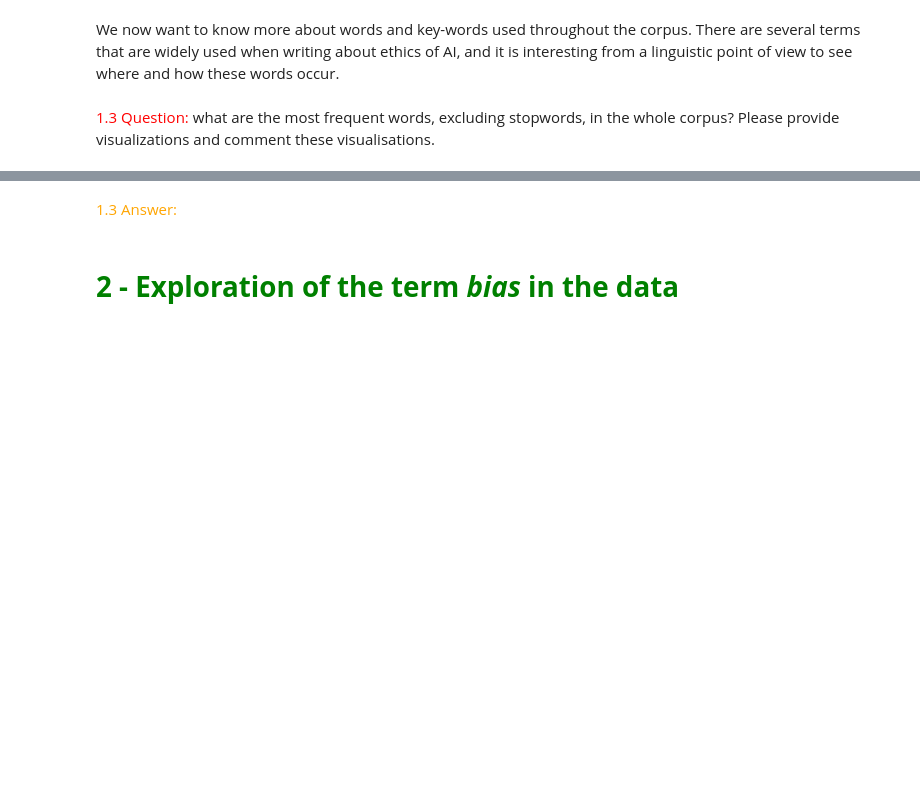
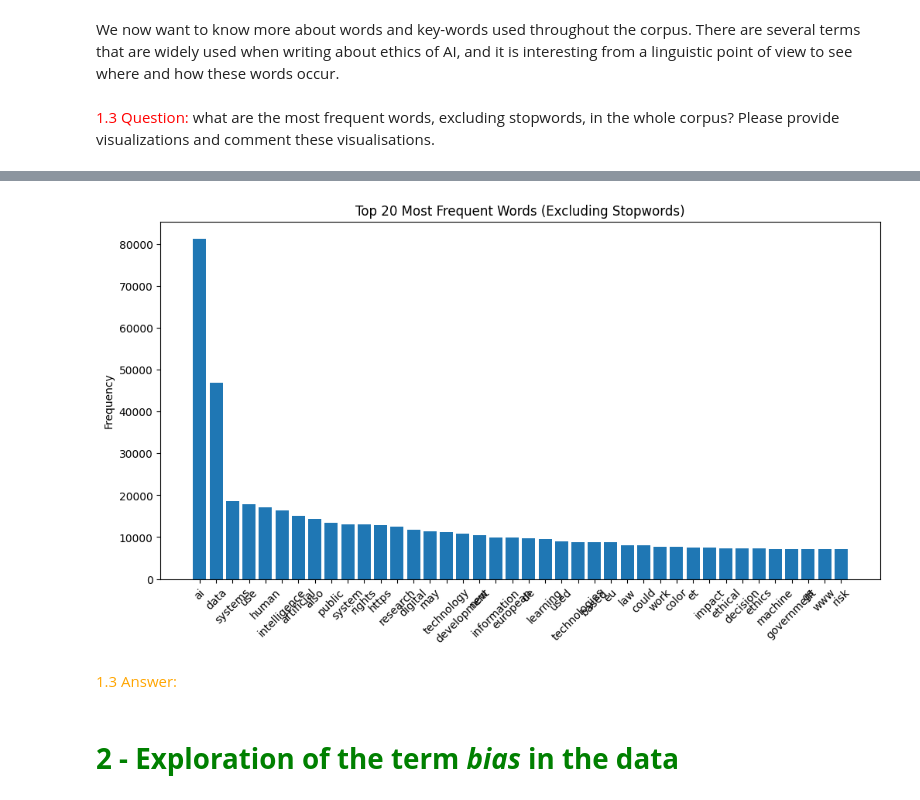
Before and after one commit to Fadel0202/CHAI-bias, a Jupyter notebook: IA_717_ProjectCHAI-bias_2025.ipynb, the cells around one changed output, grey strips where cells are left out. Saved outputs shown, nothing was run; the diff lists cells and outputs as text; code cells hidden in the pictures; blank space fills up the shorter version.

```diff
--- a/IA_717_ProjectCHAI-bias_2025.ipynb
+++ b/IA_717_ProjectCHAI-bias_2025.ipynb
@@ -55,0 +170,16 @@ We now want to know more about words and key-words used throughout the corpus. T
+# %%
+import re
+
+# Nettoyage + tokenisation robuste
+tokens = re.findall(r"\b[a-zA-Z]{2,}\b", corpus_text.lower())
+
+# Supprimer les stopwords
+filtered_tokens = [w for w in tokens if w not in stop_words]
+
+# Comptage
+word_freq = Counter(filtered_tokens)
+top_words = word_freq.most_common(40)
+
+print("Top 20 mots les plus fréquents (sans stopwords):")
+for word, freq in top_words:
+    print(f"{word}: {freq}")
@@ -56,3 +204,13 @@ We now want to know more about words and key-words used throughout the corpus. T
+# %%
+# Bar chart
+plt.figure(figsize=(12, 6))
+plt.bar([w for w, _ in top_words], [c for _, c in top_words])
+plt.title("Top 20 Most Frequent Words (Excluding Stopwords)")
+plt.xticks(rotation=45)
+plt.ylabel("Frequency")
+plt.show()
+# %% [output]
+[figure, added]
 # %% [markdown]
 <font color="orange">1.3 Answer:</font>
 # %% [markdown]
```
Also changed, not shown: parts of 34 cells of this notebook.
